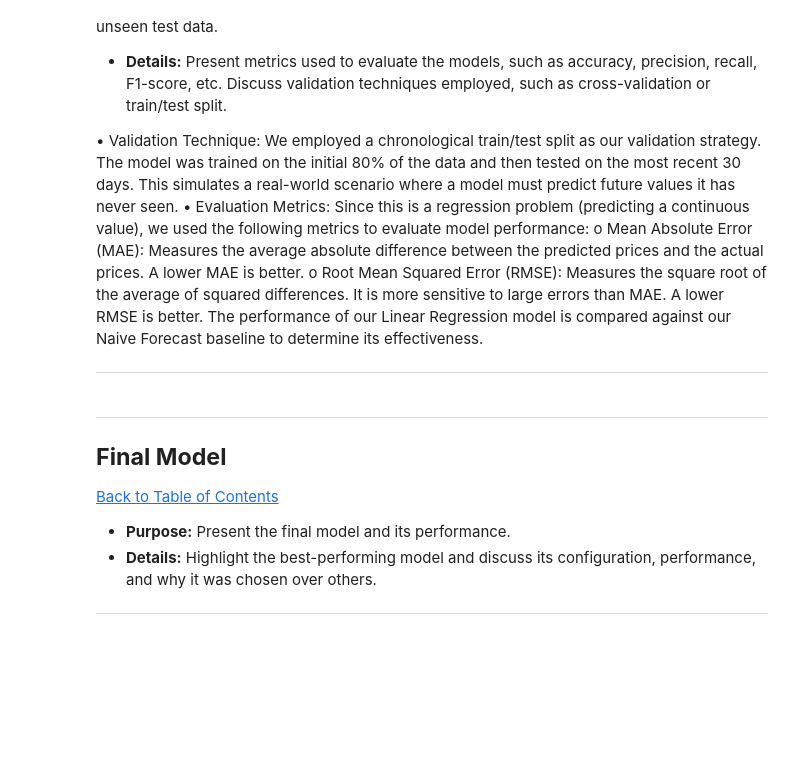
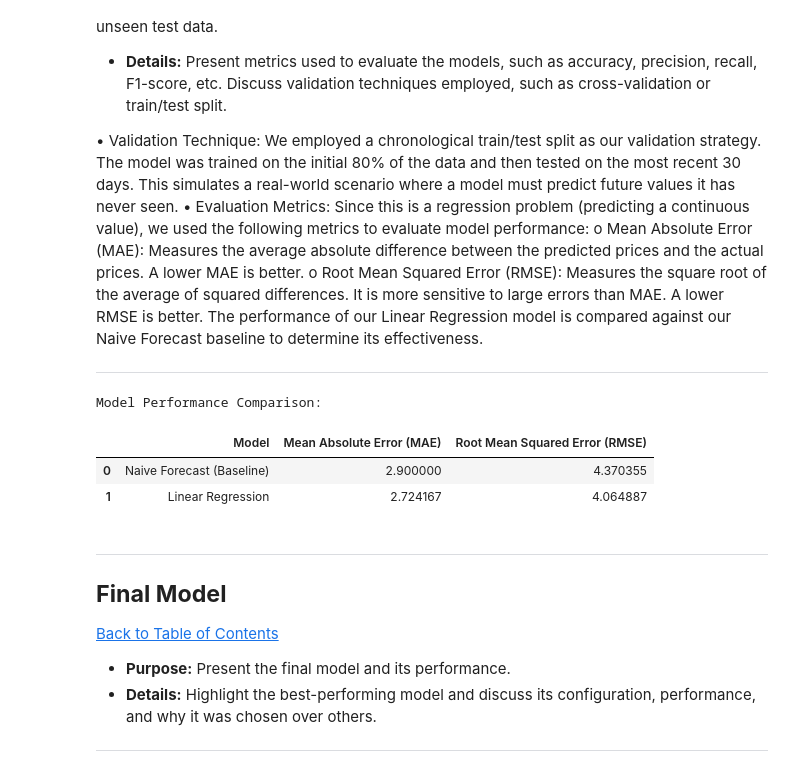
Before and after one commit to LostBoy187/Data-Science-Workplace-Project, a Jupyter notebook: QCTO---Workplace-Module-Notebook-Template-4571.ipynb, the cells around one changed output. Drawn from its saved outputs; the diff is of its cells as text; code cells hidden in the pictures; blank space fills up the shorter version.

```diff
--- a/QCTO---Workplace-Module-Notebook-Template-4571.ipynb
+++ b/QCTO---Workplace-Module-Notebook-Template-4571.ipynb
@@ -497,3 +495,22 @@ The performance of our Linear Regression model is compared against our Naive For
+# %%
+# Create a dictionary to hold the results
+results = {
+    "Model": ["Naive Forecast (Baseline)", "Linear Regression"],
+    "Mean Absolute Error (MAE)": [mae_naive, mae_lr],
+    "Root Mean Squared Error (RMSE)": [rmse_naive, rmse_lr]
+}
+
+# Create a pandas DataFrame from the results
+results_df = pd.DataFrame(results)
+
+# Display the results table
+print("Model Performance Comparison:")
+display(results_df)
+# %% [output]
+Model Performance Comparison:
+|  | Model | Mean Absolute Error (MAE) | Root Mean Squared Error (RMSE) |
+| 0 | Naive Forecast (Baseline) | 2.900000 | 4.370355 |
+| 1 | Linear Regression | 2.724167 | 4.064887 |
 # %% [markdown]
 ---
 <a href=#eight></a>
```
Also changed, not shown: parts of 1 cell of this notebook.
